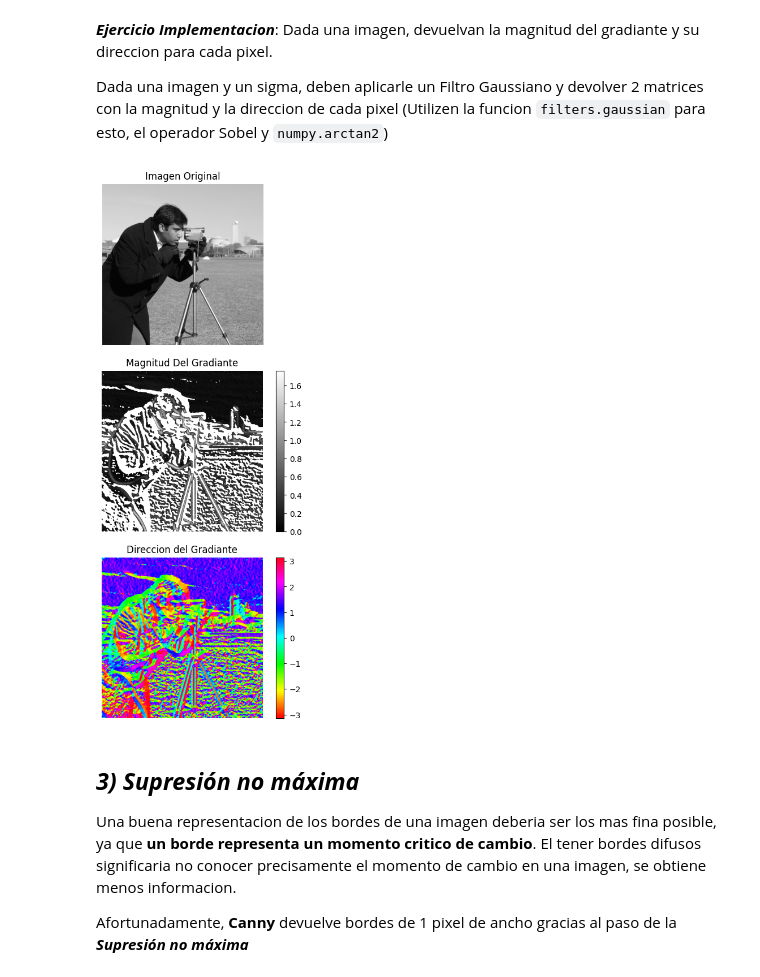
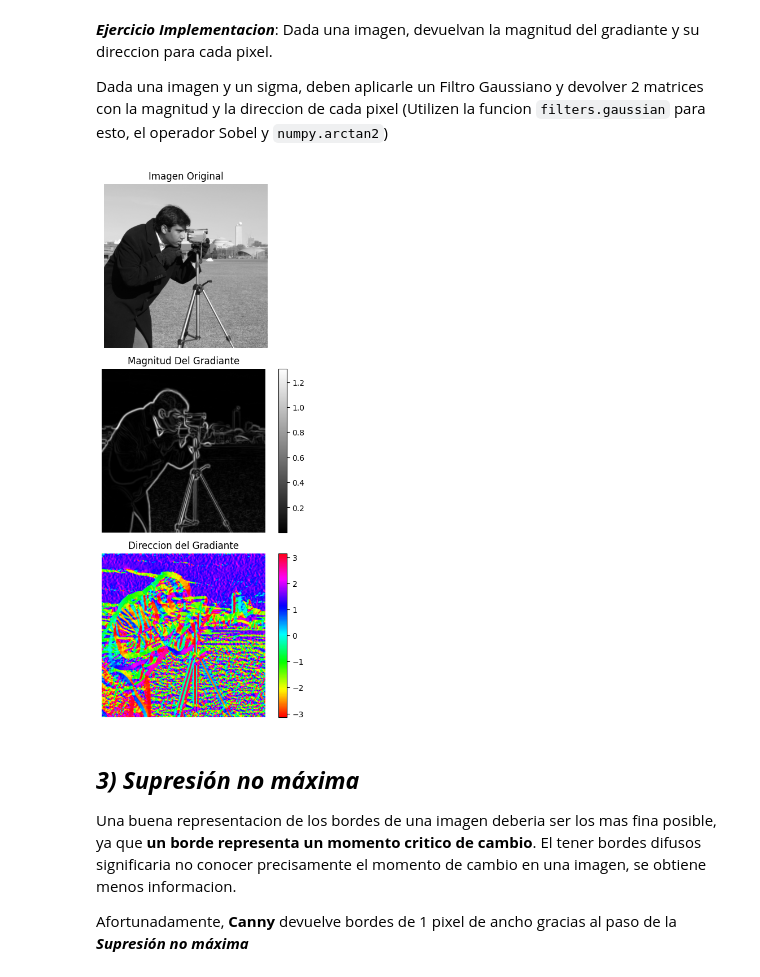
Before and after one commit to MarioSigal/Procesamiento-de-Imagenes, a Jupyter notebook: Tareas/Tarea2_Canny_PDI2025.ipynb, the cells around one changed output. Drawn from its saved outputs; the diff is of its cells as text; code cells hidden in the pictures.

Commit message:
correcion de detMagnitudDireccion

```diff
--- a/Tareas/Tarea2_Canny_PDI2025.ipynb
+++ b/Tareas/Tarea2_Canny_PDI2025.ipynb
@@ -62,37 +62,37 @@ def getMagnitudDireccion(imagen, sigma):
   Gx = ndimage.convolve(imagen_suavizada, mascara_horizontal)
   Gy = ndimage.convolve(imagen_suavizada, mascara_vertical)
 
-  magnitud_gradiente = np.sqrt(Gx*2 + Gy*2)
+  magnitud_gradiente = np.sqrt(Gx**2 + Gy**2)
   orientacion_gradiente = np.arctan2(Gy, Gx)
 
   return magnitud_gradiente, orientacion_gradiente
 
 imagen = img_as_float32(camera())
 
 # Calculamos la Magnitud y la direccion de cada punto de la imagen
 magnitud, direccion = getMagnitudDireccion(imagen,2)
 
 fig, axs = plt.subplots(3,1, figsize=(5,10))
 
 axs[0].imshow(imagen, cmap='gray', clim=(0,1))
 axs[0].set_title("Imagen Original")
 axs[0].axis("off")
 
 magPlot = axs[1].imshow(magnitud,cmap='gray')
 axs[1].set_title(f"Magnitud Del Gradiante")
 axs[1].axis("off")
 fig.colorbar(magPlot)
 
 dirPlot = axs[2].imshow(direccion, cmap='hsv', clim=(-np.pi,np.pi))
 axs[2].set_title(f"Direccion del Gradiante")
 axs[2].axis("off")
 fig.colorbar(dirPlot)
 # Visualisamos la imagen de dirección de gradiente utilizando un mapa de colores cíclico ('hsv')
 
 plt.tight_layout()
 plt.show()
 # %% [output]
-[figure, old version]
+[figure, new version]
 # %% [markdown]
 ## ***3) Supresión no máxima***
 Una buena representacion de los bordes de una imagen deberia ser los mas fina posible, ya que **un borde representa un momento critico de cambio**. El tener bordes difusos significaria no conocer precisamente el momento de cambio en una imagen, se obtiene menos informacion.
```
